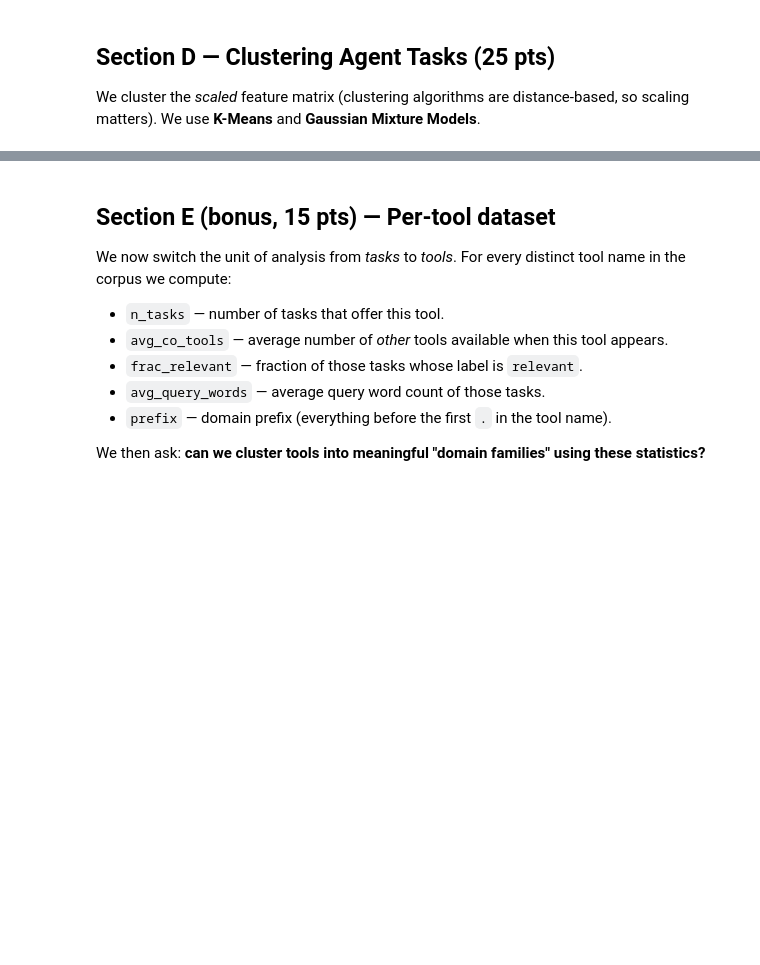
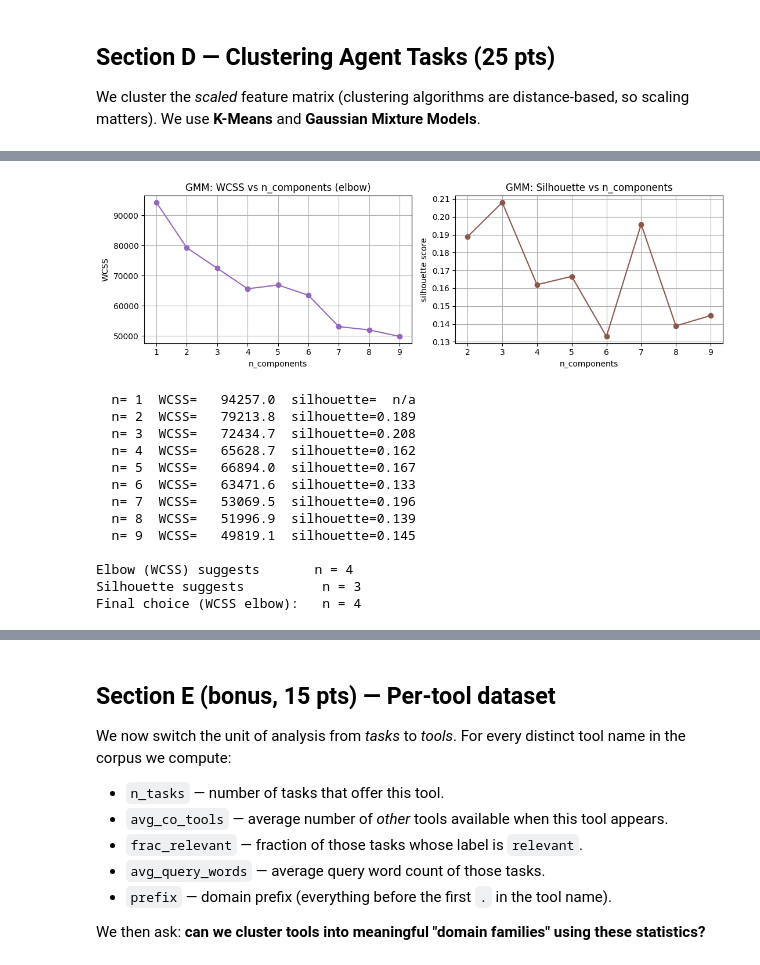
Before and after one commit to edenede2/gorilla, a Jupyter notebook: ml_assignment_2026/ML_Assignment_2_Solution.ipynb, the cells around one changed output, grey strips where cells are left out. Drawn from its saved outputs; the diff is of its cells as text; code cells hidden in the pictures; blank space fills up the shorter version.

```diff
--- a/ml_assignment_2026/ML_Assignment_2_Solution.ipynb
+++ b/ml_assignment_2026/ML_Assignment_2_Solution.ipynb
@@ -480,0 +644,15 @@ print('Best n_components =', best_n, '  BIC = %.0f' % min(bics))
+# %%
+# --- Helper: Within-Cluster Sum of Squares (WCSS) --------------------------
+# WCSS = sum over all points of squared distance to the assigned cluster's
+# centroid. For K-Means, sklearn already computes it as `inertia_`.
+# For other algorithms (e.g. GMM) we compute it manually from the labels.
+def wcss(X, labels):
+    X = np.asarray(X)
+    total = 0.0
+    for c in np.unique(labels):
+        pts = X[labels == c]
+        if len(pts) == 0:
+            continue
+        centroid = pts.mean(axis=0)
+        total += float(((pts - centroid) ** 2).sum())
+    return total
@@ -480,0 +712,55 @@ print('Best n_components =', best_n, '  BIC = %.0f' % min(bics))
+# %%
+# --- GMM: tune n_components with the same WCSS / elbow method --------------
+# We have not covered BIC/AIC yet. WCSS only depends on the cluster
+# assignments, so it can be computed for any clustering algorithm using the
+# helper defined above. We also report the silhouette score as a second
+# (label-free) clustering-quality metric.
+ns = list(range(1, 10))
+wcss_gmm = []
+sil_gmm  = []
+for n in ns:
+    gmm = GaussianMixture(n_components=n, covariance_type='full',
+                          random_state=RANDOM_STATE).fit(X_cluster)
+    labels = gmm.predict(X_cluster)
+    wcss_gmm.append(wcss(X_cluster, labels))
+    sil_gmm.append(silhouette_score(X_cluster, labels) if n >= 2 and len(set(labels)) >= 2 else np.nan)
+
+fig, axes = plt.subplots(1, 2, figsize=(11, 3.5))
+axes[0].plot(ns, wcss_gmm, 'o-', color='#9467bd')
+axes[0].set_title('GMM: WCSS vs n_components (elbow)')
+axes[0].set_xlabel('n_components'); axes[0].set_ylabel('WCSS')
+axes[1].plot(ns, sil_gmm, 'o-', color='#8c564b')
+axes[1].set_title('GMM: Silhouette vs n_components')
+axes[1].set_xlabel('n_components'); axes[1].set_ylabel('silhouette score')
+plt.tight_layout(); plt.show()
+
+for n, w, s in zip(ns, wcss_gmm, sil_gmm):
+    s_str = f'{s:.3f}' if not np.isnan(s) else '  n/a'
+    print(f'  n={n:2d}  WCSS={w:10.1f}  silhouette={s_str}')
+
+p1 = np.array([ns[0],  wcss_gmm[0]])
+p2 = np.array([ns[-1], wcss_gmm[-1]])
+dists = []
+for n, w in zip(ns, wcss_gmm):
+    p = np.array([n, w])
+    dists.append(np.abs(np.cross(p2 - p1, p1 - p)) / np.linalg.norm(p2 - p1))
+best_n = ns[int(np.argmax(dists))]
+best_n_sil = ns[int(np.nanargmax(sil_gmm))]
+print(f'\nElbow (WCSS) suggests       n = {best_n}')
+print(f'Silhouette suggests          n = {best_n_sil}')
+print(f'Final choice (WCSS elbow):   n = {best_n}')
+# %% [output]
+[figure, added]
+  n= 1  WCSS=   94257.0  silhouette=  n/a
+  n= 2  WCSS=   79213.8  silhouette=0.189
+  n= 3  WCSS=   72434.7  silhouette=0.208
+  n= 4  WCSS=   65628.7  silhouette=0.162
+  n= 5  WCSS=   66894.0  silhouette=0.167
+  n= 6  WCSS=   63471.6  silhouette=0.133
+  n= 7  WCSS=   53069.5  silhouette=0.196
+  n= 8  WCSS=   51996.9  silhouette=0.139
+  n= 9  WCSS=   49819.1  silhouette=0.145
+
+Elbow (WCSS) suggests       n = 4
+Silhouette suggests          n = 3
+Final choice (WCSS elbow):   n = 4
```
Also changed, not shown: parts of 57 cells of this notebook, 28 other files.
